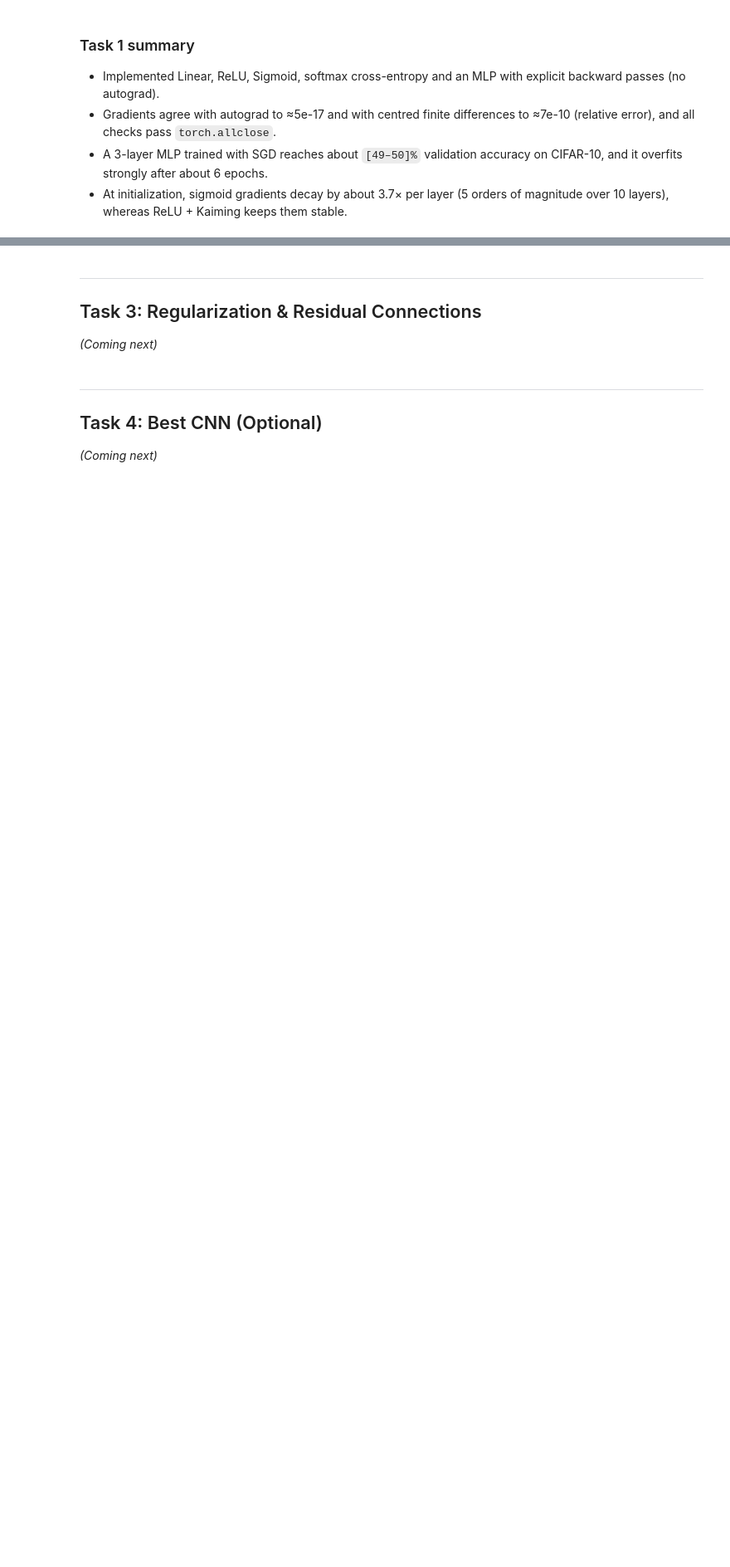
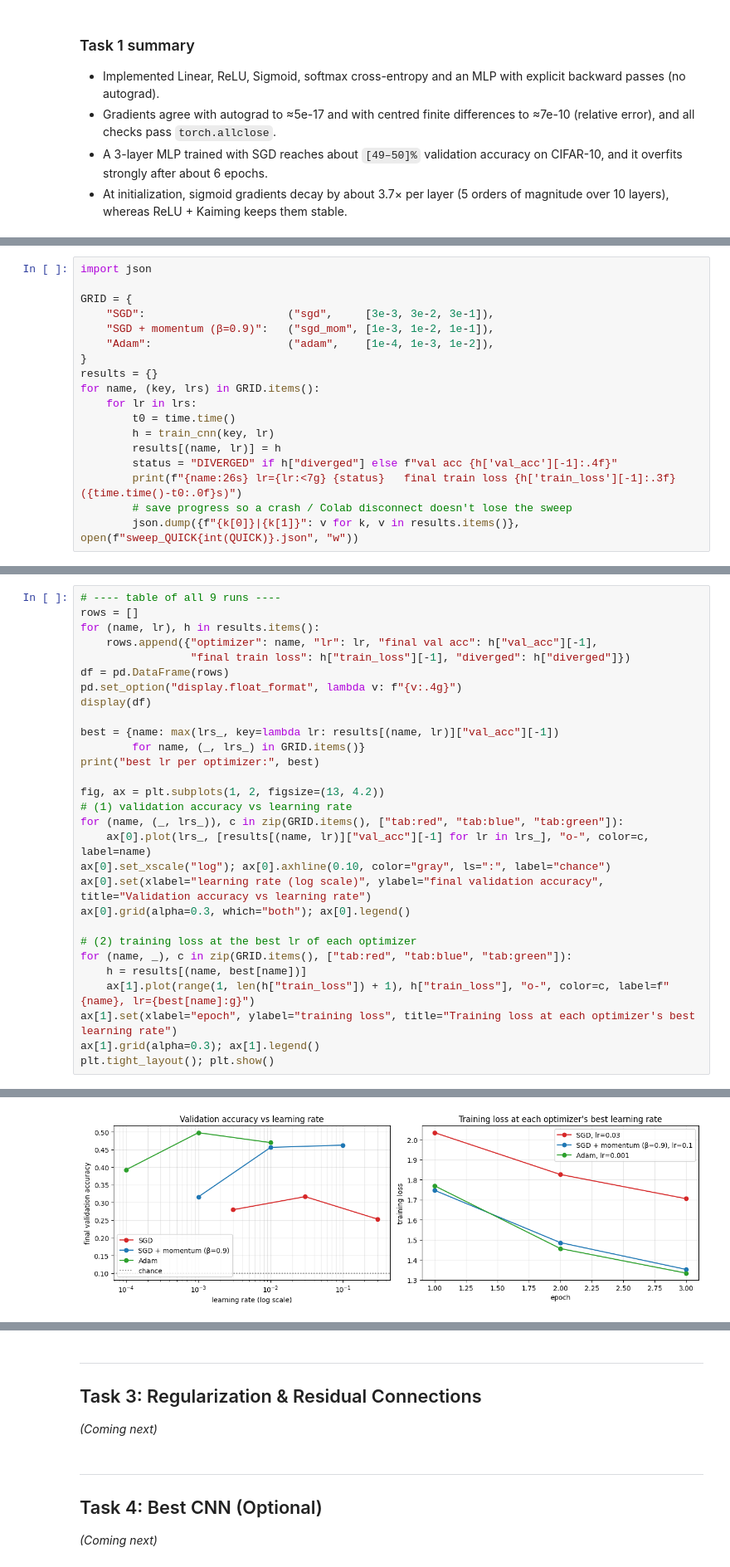
Before and after one commit to rivindu02/EN4554-Assignment-2-on-CNNs, a Jupyter notebook: EN4554_A2_CNNs.ipynb, the cells around one changed output, grey strips where cells are left out. Shown at 83% size. Cells and saved outputs as stored; diff of their text form; blank space fills up the shorter version.

Commit message:
2(a) and 2(b) done 2(c) code works(debug mode results)

```diff
--- a/EN4554_A2_CNNs.ipynb
+++ b/EN4554_A2_CNNs.ipynb
@@ -496,0 +770,18 @@ The **small-init control** (std 0.01, ReLU) behaves differently from both. Its g
+# %%
+import json
+
+GRID = {
+    "SGD":                      ("sgd",     [3e-3, 3e-2, 3e-1]),
+    "SGD + momentum (β=0.9)":   ("sgd_mom", [1e-3, 1e-2, 1e-1]),
+    "Adam":                     ("adam",    [1e-4, 1e-3, 1e-2]),
+}
+results = {}
+for name, (key, lrs) in GRID.items():
+    for lr in lrs:
+        t0 = time.time()
+        h = train_cnn(key, lr)
+        results[(name, lr)] = h
+        status = "DIVERGED" if h["diverged"] else f"val acc {h['val_acc'][-1]:.4f}"
+        print(f"{name:26s} lr={lr:<7g} {status}   final train loss {h['train_loss'][-1]:.3f}   ({time.time()-t0:.0f}s)")
+        # save progress so a crash / Colab disconnect doesn't lose the sweep
+        json.dump({f"{k[0]}|{k[1]}": v for k, v in results.items()}, open(f"sweep_QUICK{int(QUICK)}.json", "w"))
@@ -496,0 +798,30 @@ The **small-init control** (std 0.01, ReLU) behaves differently from both. Its g
+# %%
+# ---- table of all 9 runs ----
+rows = []
+for (name, lr), h in results.items():
+    rows.append({"optimizer": name, "lr": lr, "final val acc": h["val_acc"][-1],
+                 "final train loss": h["train_loss"][-1], "diverged": h["diverged"]})
+df = pd.DataFrame(rows)
+pd.set_option("display.float_format", lambda v: f"{v:.4g}")
+display(df)
+
+best = {name: max(lrs_, key=lambda lr: results[(name, lr)]["val_acc"][-1])
+        for name, (_, lrs_) in GRID.items()}
+print("best lr per optimizer:", best)
+
+fig, ax = plt.subplots(1, 2, figsize=(13, 4.2))
+# (1) validation accuracy vs learning rate
+for (name, (_, lrs_)), c in zip(GRID.items(), ["tab:red", "tab:blue", "tab:green"]):
+    ax[0].plot(lrs_, [results[(name, lr)]["val_acc"][-1] for lr in lrs_], "o-", color=c, label=name)
+ax[0].set_xscale("log"); ax[0].axhline(0.10, color="gray", ls=":", label="chance")
+ax[0].set(xlabel="learning rate (log scale)", ylabel="final validation accuracy", title="Validation accuracy vs learning rate")
+ax[0].grid(alpha=0.3, which="both"); ax[0].legend()
+
+# (2) training loss at the best lr of each optimizer
+for (name, _), c in zip(GRID.items(), ["tab:red", "tab:blue", "tab:green"]):
+    h = results[(name, best[name])]
+    ax[1].plot(range(1, len(h["train_loss"]) + 1), h["train_loss"], "o-", color=c, label=f"{name}, lr={best[name]:g}")
+ax[1].set(xlabel="epoch", ylabel="training loss", title="Training loss at each optimizer's best learning rate")
+ax[1].grid(alpha=0.3); ax[1].legend()
+plt.tight_layout(); plt.show()
+# %% [output]
@@ -496,0 +839 @@ The **small-init control** (std 0.01, ReLU) behaves differently from both. Its g
+[figure, added]
```
Also changed, not shown: parts of 14 cells of this notebook, 1 other file.
